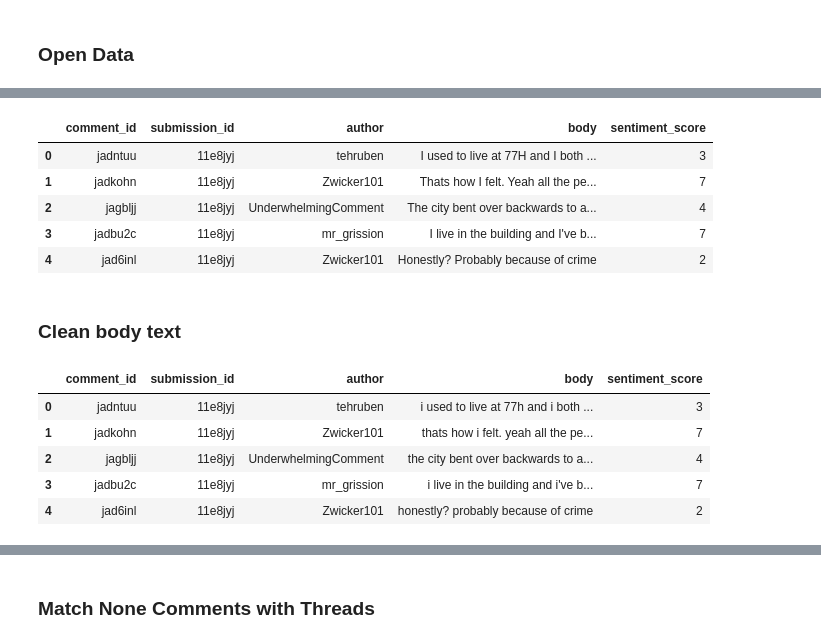
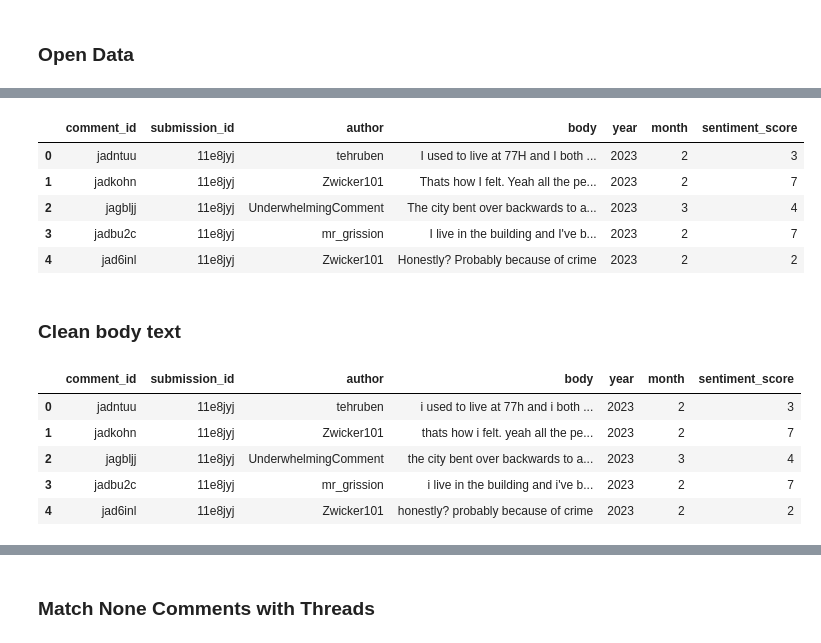
Before and after one commit to rebeccalwagner/PPOL_5203_FinalProject, a Jupyter notebook: files/analysis/neighborhood_matching.ipynb, the cells around one changed output, grey strips where cells are left out. Saved outputs shown, nothing was run; the diff lists cells and outputs as text; code cells hidden in the pictures.

```diff
--- a/files/analysis/neighborhood_matching.ipynb
+++ b/files/analysis/neighborhood_matching.ipynb
@@ -26,15 +26,15 @@ coded_comments_df.head()
 | 4 | jad6inl | 11e8jyj | Zwicker101 | Honestly? Probably because of crime | 12 | 2023 | 2 | 2 | 1 | ... |
 # %%
 ##show only needed columns in df
-coded_selected_columns = coded_comments_df[['comment_id', 'submission_id', 'author', 'body', 'sentiment_score']]
+coded_selected_columns = coded_comments_df[['comment_id', 'submission_id', 'author', 'body', 'year', 'month', 'sentiment_score']]
 coded_selected_columns.head()
 # %% [output]
-|  | comment_id | submission_id | author | body | sentiment_score |
-| 0 | jadntuu | 11e8jyj | tehruben | I used to live at 77H and I both ... | 3 |
-| 1 | jadkohn | 11e8jyj | Zwicker101 | Thats how I felt. Yeah all the pe... | 7 |
-| 2 | jagbljj | 11e8jyj | UnderwhelmingComment | The city bent over backwards to a... | 4 |
-| 3 | jadbu2c | 11e8jyj | mr_grission | I live in the building and I've b... | 7 |
-| 4 | jad6inl | 11e8jyj | Zwicker101 | Honestly? Probably because of crime | 2 |
+|  | comment_id | submission_id | author | body | year | month | sentiment_score |
+| 0 | jadntuu | 11e8jyj | tehruben | I used to live at 77H and I both ... | 2023 | 2 | 3 |
+| 1 | jadkohn | 11e8jyj | Zwicker101 | Thats how I felt. Yeah all the pe... | 2023 | 2 | 7 |
+| 2 | jagbljj | 11e8jyj | UnderwhelmingComment | The city bent over backwards to a... | 2023 | 3 | 4 |
+| 3 | jadbu2c | 11e8jyj | mr_grission | I live in the building and I've b... | 2023 | 2 | 7 |
+| 4 | jad6inl | 11e8jyj | Zwicker101 | Honestly? Probably because of crime | 2023 | 2 | 2 |
 # %% [markdown]
 ### Clean body text
 # %%
@@ -47,12 +47,12 @@ coded_selected_columns["body"] = [x.replace('\n',' ') for x in coded_selected_co
 # %%
 coded_selected_columns.head()
 # %% [output]
-|  | comment_id | submission_id | author | body | sentiment_score |
-| 0 | jadntuu | 11e8jyj | tehruben | i used to live at 77h and i both ... | 3 |
-| 1 | jadkohn | 11e8jyj | Zwicker101 | thats how i felt. yeah all the pe... | 7 |
-| 2 | jagbljj | 11e8jyj | UnderwhelmingComment | the city bent over backwards to a... | 4 |
-| 3 | jadbu2c | 11e8jyj | mr_grission | i live in the building and i've b... | 7 |
-| 4 | jad6inl | 11e8jyj | Zwicker101 | honestly? probably because of crime | 2 |
+|  | comment_id | submission_id | author | body | year | month | sentiment_score |
+| 0 | jadntuu | 11e8jyj | tehruben | i used to live at 77h and i both ... | 2023 | 2 | 3 |
+| 1 | jadkohn | 11e8jyj | Zwicker101 | thats how i felt. yeah all the pe... | 2023 | 2 | 7 |
+| 2 | jagbljj | 11e8jyj | UnderwhelmingComment | the city bent over backwards to a... | 2023 | 3 | 4 |
+| 3 | jadbu2c | 11e8jyj | mr_grission | i live in the building and i've b... | 2023 | 2 | 7 |
+| 4 | jad6inl | 11e8jyj | Zwicker101 | honestly? probably because of crime | 2023 | 2 | 2 |
 # %%
 # all identifying neighborhoods/region words
 neighborhoods = [
```
Also changed, not shown: parts of 25 cells of this notebook, 3 other files.
